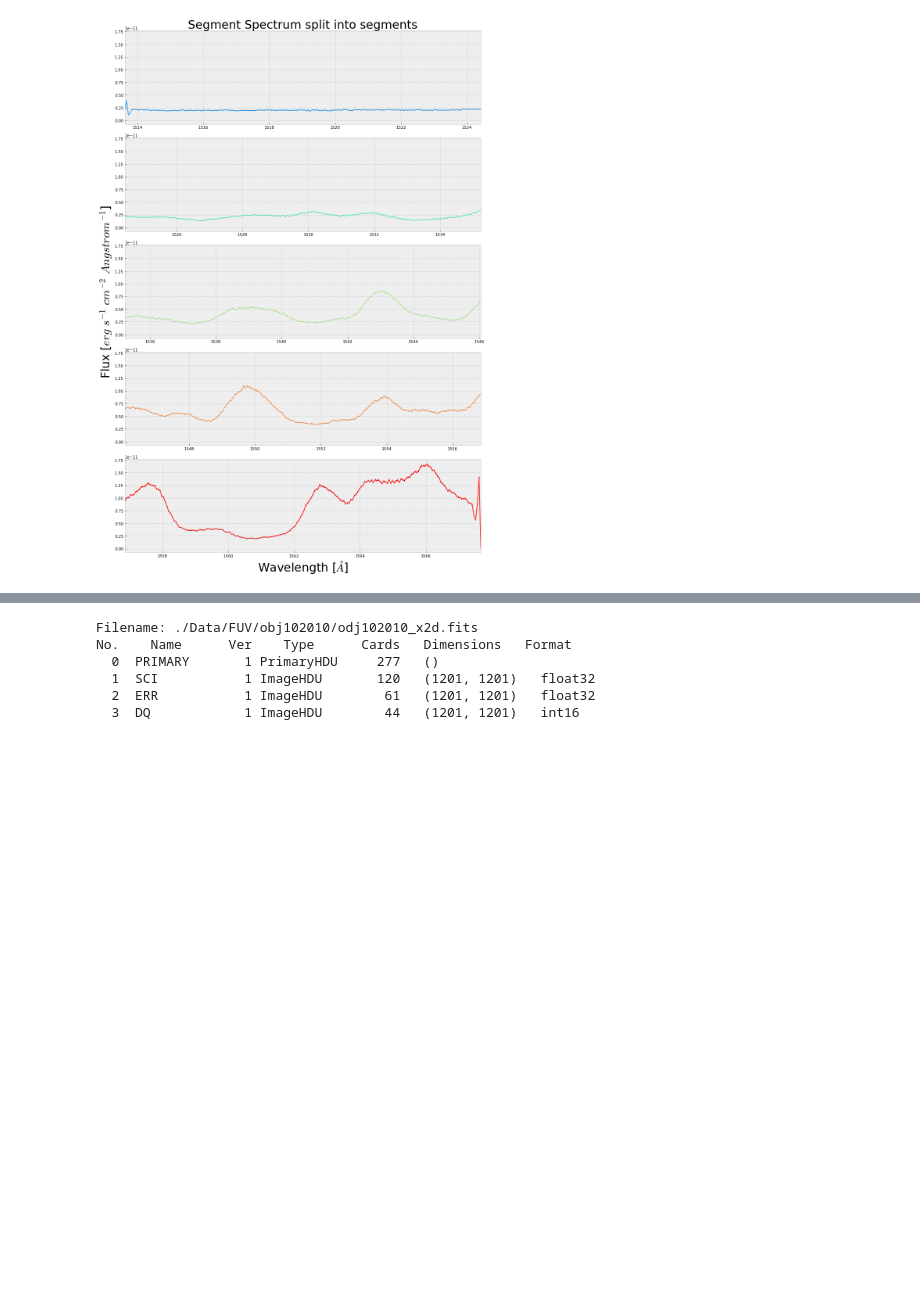
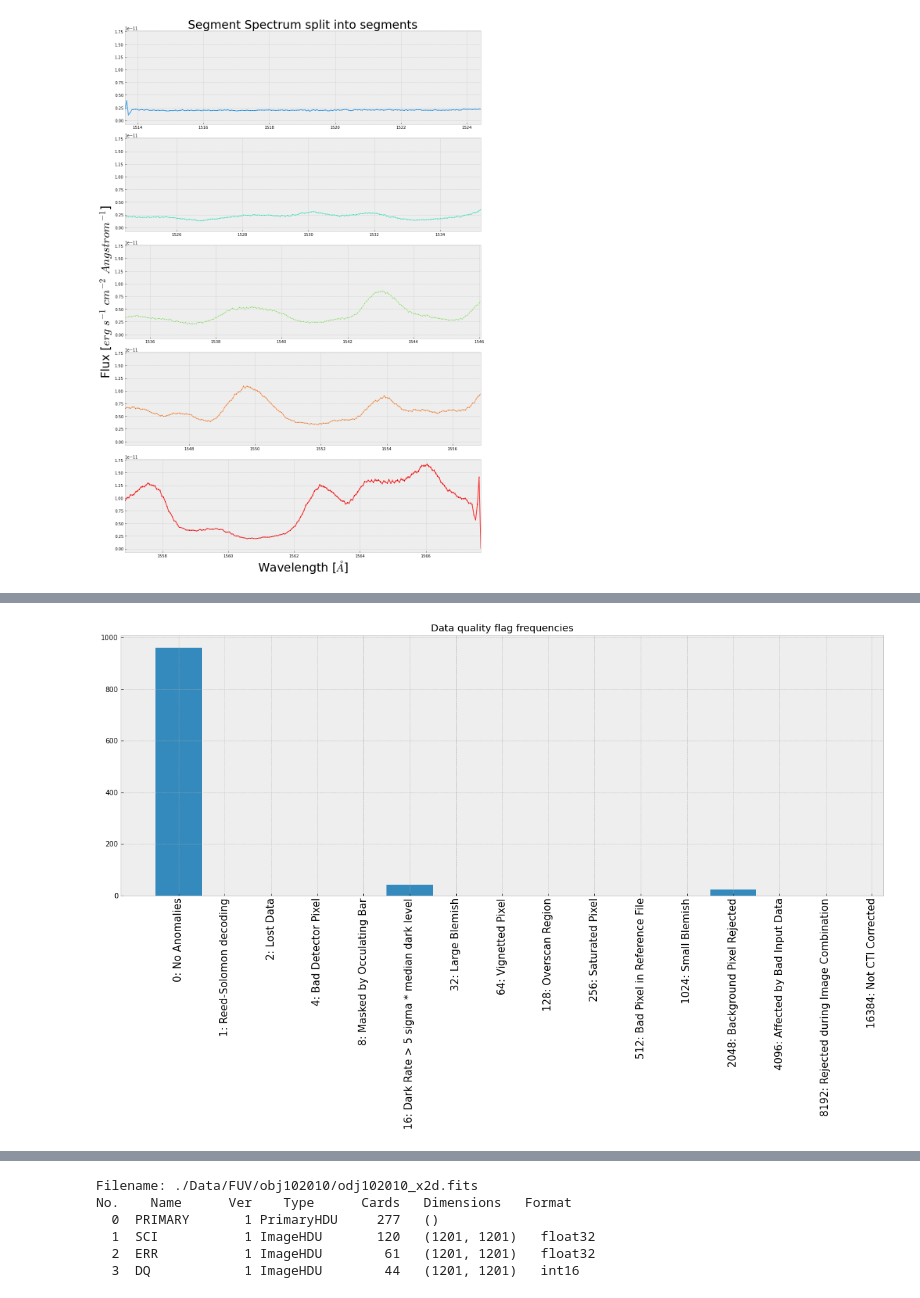
Before and after one commit to spacetelescope/STIS-Notebooks, a Jupyter notebook: View_Data/FUV.ipynb, the cells around one changed output, grey strips where cells are left out. Saved outputs shown, nothing was run; the diff lists cells and outputs as text; code cells hidden in the pictures; blank space fills up the shorter version.

Commit message:
added data quality flag plots

```diff
--- a/View_Data/FUV.ipynb
+++ b/View_Data/FUV.ipynb
@@ -144,0 +153,21 @@ for segment_row in x1d_data:  # Apply the following to each segment's data at a
+# %%
+#First get the data quality flag from the x1d fits file, and convert them to log2 values
+#The data quality flag is a masked array that "hides" the pixels with no data quality issue.
+#We fill those "good points" with -1 in our case
+log_DQ = np.log2(x1d_data[0]["DQ"]).filled(-1)
+log_DQ = log_DQ.astype(int)
+# %%
+#Assign the meaning of each data quality and make the histogram
+meanings = ["No Anomalies","Reed-Solomon decoding","Lost Data","Bad Detector Pixel","Masked by Occulating Bar",
+           "Dark Rate > 5 sigma * median dark level","Large Blemish","Vignetted Pixel","Overscan Region",
+            "Saturated Pixel","Bad Pixel in Reference File","Small Blemish","Background Pixel Rejected",
+           "Affected by Bad Input Data","Rejected during Image Combination","Not CTI Corrected"]
+for i in range(len(meanings)):
+    meanings[i] = str(int(2**(i-1)))+": "+meanings[i]
+
+bins_ = np.arange(-1, 15)
+plt.title("Data quality flag frequencies")
+h = plt.hist(log_DQ,bins=bins_)
+x = plt.xticks(bins_+0.5, labels=meanings, rotation='vertical', fontsize=15)
+# %% [output]
+[figure, added]
```
Also changed, not shown: parts of 8 cells of this notebook.
